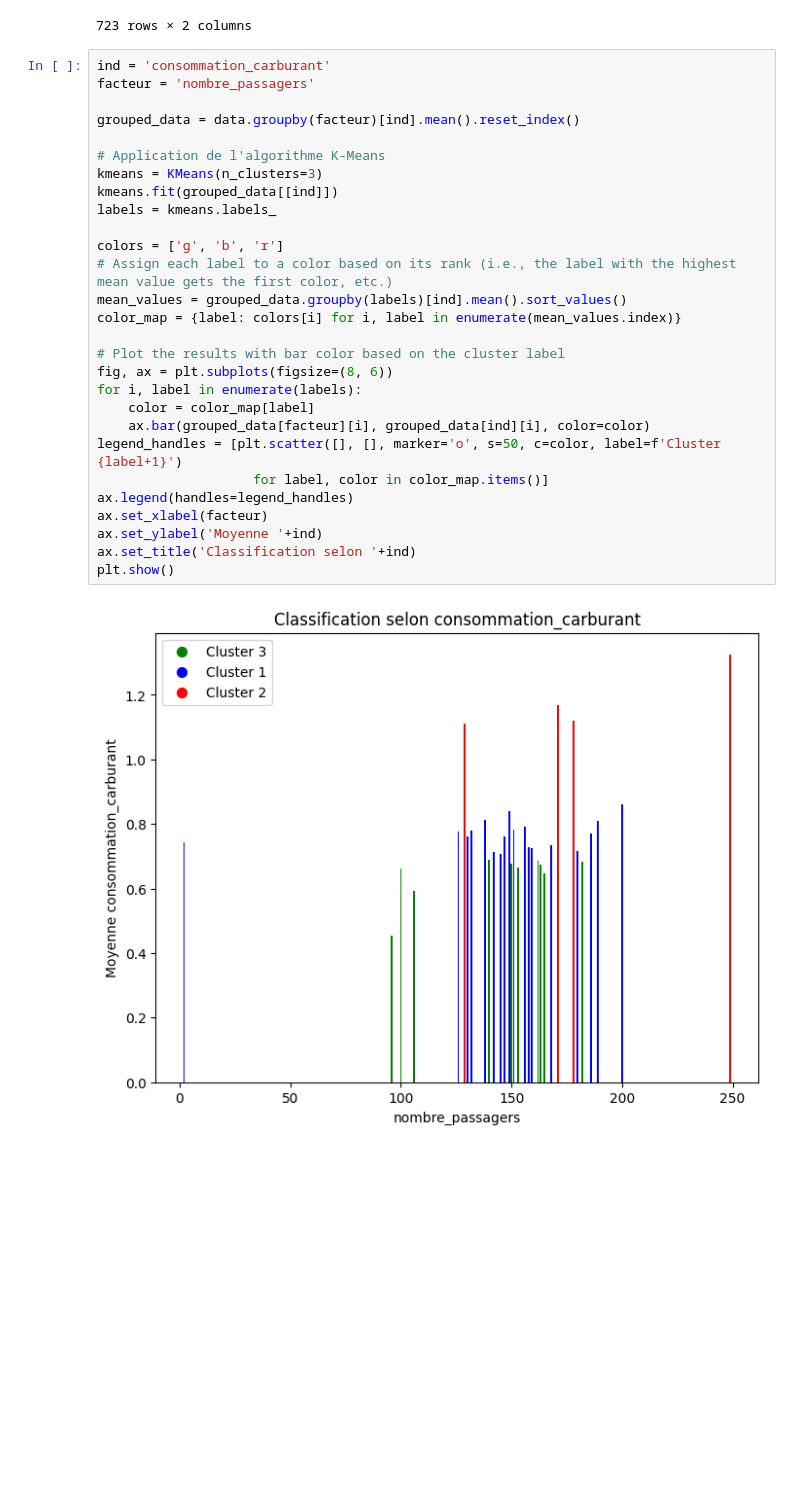
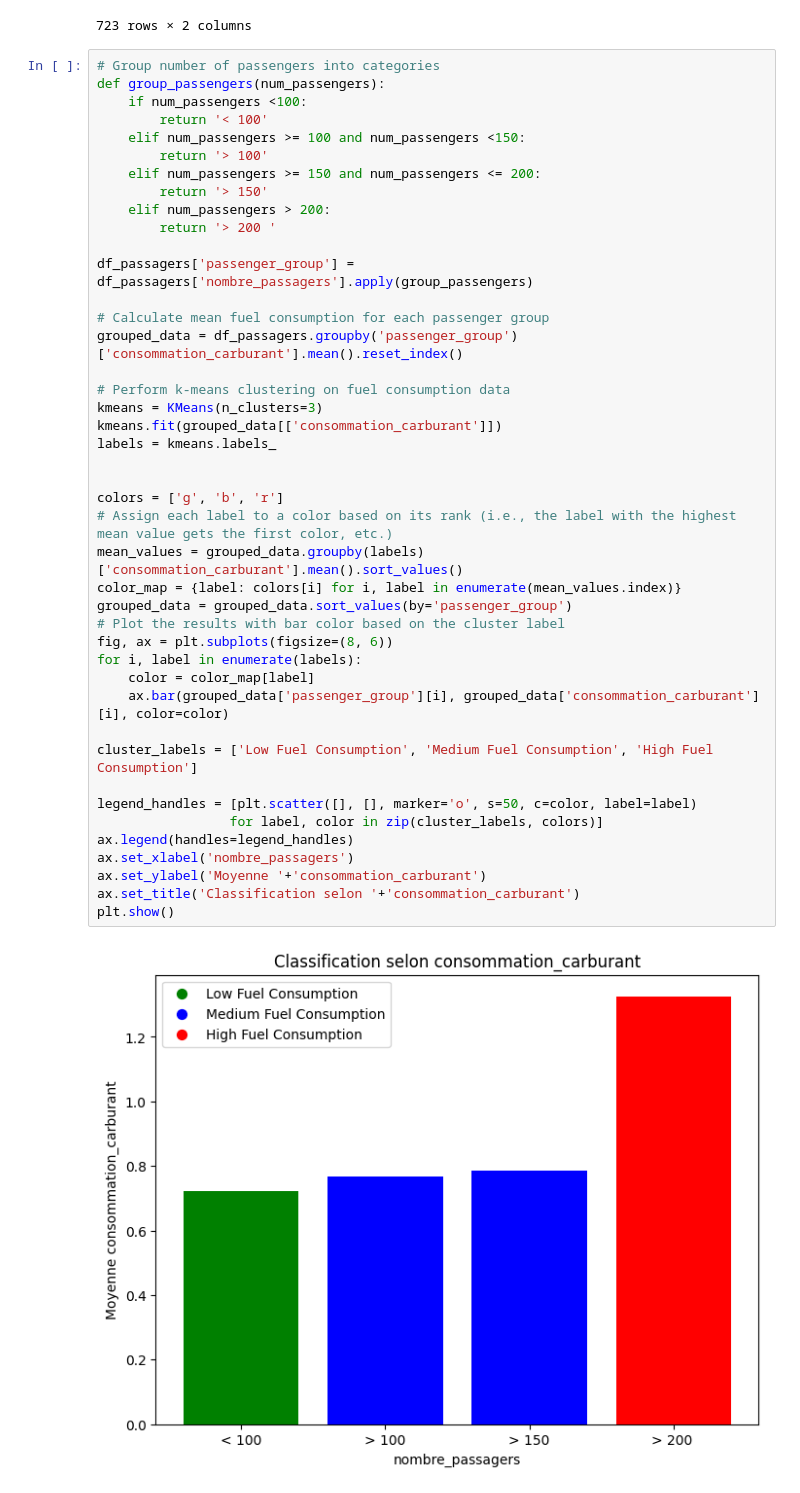
Before and after one commit to mboultam/Boultam-Meriem, a Jupyter notebook: Jupyter notebooks/objectif_sec5_passagers.ipynb, the cells around one changed output. Cells and saved outputs as stored; diff of their text form; blank space fills up the shorter version.

```diff
--- a/Jupyter notebooks/objectif_sec5_passagers.ipynb
+++ b/Jupyter notebooks/objectif_sec5_passagers.ipynb
@@ -44,32 +46,47 @@ df_passagers
 | 2347 | 189.0 | 0.781847 |
 723 rows × 2 columns
 # %%
-ind = 'consommation_carburant'
-facteur = 'nombre_passagers'
+# Group number of passengers into categories
+def group_passengers(num_passengers):
+    if num_passengers <100:
+        return '< 100'
+    elif num_passengers >= 100 and num_passengers <150:
+        return '> 100'
+    elif num_passengers >= 150 and num_passengers <= 200:
+        return '> 150'
+    elif num_passengers > 200:
+        return '> 200 '
 
-grouped_data = data.groupby(facteur)[ind].mean().reset_index()
+df_passagers['passenger_group'] = df_passagers['nombre_passagers'].apply(group_passengers)
 
-# Application de l'algorithme K-Means
+# Calculate mean fuel consumption for each passenger group
+grouped_data = df_passagers.groupby('passenger_group')['consommation_carburant'].mean().reset_index()
+
+# Perform k-means clustering on fuel consumption data
 kmeans = KMeans(n_clusters=3)
-kmeans.fit(grouped_data[[ind]])
+kmeans.fit(grouped_data[['consommation_carburant']])
 labels = kmeans.labels_
+
 
 colors = ['g', 'b', 'r']
 # Assign each label to a color based on its rank (i.e., the label with the highest mean value gets the first color, etc.)
-mean_values = grouped_data.groupby(labels)[ind].mean().sort_values()
+mean_values = grouped_data.groupby(labels)['consommation_carburant'].mean().sort_values()
 color_map = {label: colors[i] for i, label in enumerate(mean_values.index)}
-
+grouped_data = grouped_data.sort_values(by='passenger_group')
 # Plot the results with bar color based on the cluster label
 fig, ax = plt.subplots(figsize=(8, 6))
 for i, label in enumerate(labels):
     color = color_map[label]
-    ax.bar(grouped_data[facteur][i], grouped_data[ind][i], color=color)
-legend_handles = [plt.scatter([], [], marker='o', s=50, c=color, label=f'Cluster {label+1}')
-                    for label, color in color_map.items()]
+    ax.bar(grouped_data['passenger_group'][i], grouped_data['consommation_carburant'][i], color=color)
+
+cluster_labels = ['Low Fuel Consumption', 'Medium Fuel Consumption', 'High Fuel Consumption']
+
+legend_handles = [plt.scatter([], [], marker='o', s=50, c=color, label=label)
+                 for label, color in zip(cluster_labels, colors)]
 ax.legend(handles=legend_handles)
-ax.set_xlabel(facteur)
-ax.set_ylabel('Moyenne '+ind)
-ax.set_title('Classification selon '+ind)
+ax.set_xlabel('nombre_passagers')
+ax.set_ylabel('Moyenne '+'consommation_carburant')
+ax.set_title('Classification selon '+'consommation_carburant')
 plt.show()
 # %% [output]
-[figure, old version]
+[figure, new version]
```
Also changed, not shown: parts of 1 cell of this notebook, 2 other files.
